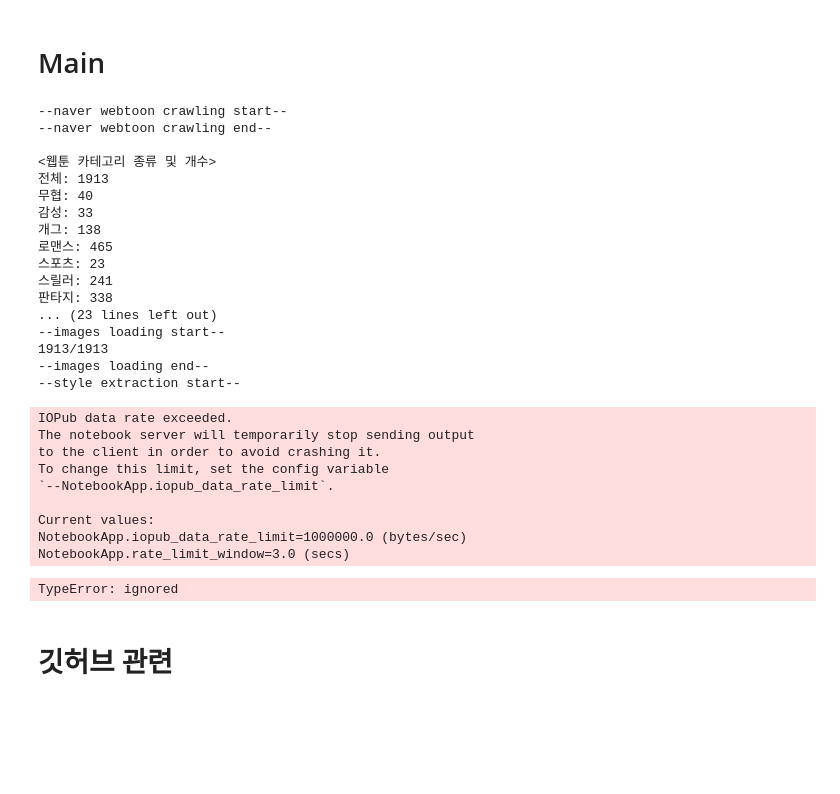
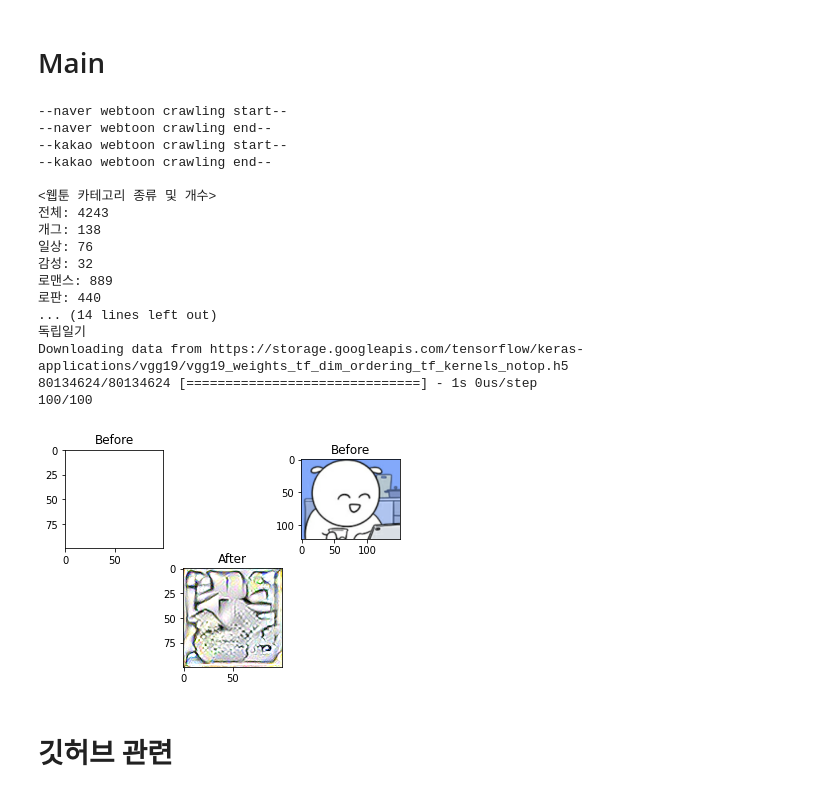
Before and after one commit to ddophi98/DeveloperAcademy-NC2-WebtoonRecommendation, a Jupyter notebook: MachineLearning/WentoonRecommendML.ipynb, the cells around one changed output. Drawn from its saved outputs; the diff is of its cells as text; code cells hidden in the pictures; blank space fills up the shorter version.

```diff
--- a/MachineLearning/WentoonRecommendML.ipynb
+++ b/MachineLearning/WentoonRecommendML.ipynb
@@ -6,3 +8,9 @@ Mounted at /content/drive
+# %%
+data_path = "/content/drive/MyDrive/Colab Notebooks/Github/IndividualProject-webtoonRecommendation/DeveloperAcademy-NC2-WebtoonRecommendation/MachineLearning/data/"
+nw_url = 'https://comic.naver.com/webtoon/'
+kw_url = 'https://page.kakao.com/main?categoryUid=10&subCategoryUid=1002'
+login_id = ''
+login_pw = ''
 # %% [markdown]
 # download library
 # %%
@@ -195,19 +216,10 @@ from selenium.webdriver.common.by import By
 from selenium.webdriver.common.keys import Keys
 from selenium.webdriver import ActionChains
 from time import sleep
-from webtoonData import WebtoonData
-from totalData import TotalData as td
-from myUtil import MyUtil as ut
 import os.path
 
 
 class MyWebCrawling:
-    nw_url = 'https://comic.naver.com/webtoon/'
-    kw_url = 'https://page.kakao.com/main?categoryUid=10&subCategoryUid=1002'
-    chromedriver_url = 'C:/Storage/Storage_Coding/PycharmProjects/SideProjcet-WebtoonRecommendation/Pycharm/chromedriver'
-    login_id = ''
-    login_pw = ''
-
     def get_weekday_info(self):
         driver = webdriver.Chrome('chromedriver', options=options)
         html = requests.get(self.nw_url+"weekday").text
@@ -549,9 +561,7 @@ class MyStoryClustering:
         self.kmeans = KMeans()
 
         # 한글 폰트 설정
-        font_path = "C:/Windows/Fonts/batang.ttc"
-        font = font_manager.FontProperties(fname=font_path).get_name()
-        rc('font', family=font, size=15)
+        rc('font', family='NanumBarunGothic')
 
     # silhoutte 방법으로 적정 k값 구하기
     def get_proper_k(self, data_index):
@@ -714,7 +724,7 @@ class MyStyleClustering:
         thumbnails_size = len(self.data['thumbnail'])
         for i in range(thumbnails_size):
             print("\r" + str(i + 1) + "/" + str(thumbnails_size), end="")
-            images.append(self.resize_img(("data/images/thumbnail" + str(i) + ".jpg")))
+            images.append(self.resize_img((data_path+"images/thumbnail" + str(i) + ".jpg")))
         print()
         return images
 
@@ -957,24 +967,16 @@ class StyleContentModel(tf.keras.models.Model):
 # Main
 # %%
 import os.path
-
 import pandas as pd
 
-from totalData import TotalData as td
-from myWebCrawling import MyWebCrawling
-from myUtil import MyUtil as ut
-from myTokenize import MyTokenize
-from myStoryClustering import MyStoryClustering
-from myStyleClustering import MyStyleClustering
 
-
-naver_csv_filename = "data/네이버웹툰정보.csv"
-kakao_csv_filename = "data/카카오웹툰정보.csv"
-cluster_csv_filename = "data/클러스터정보.csv"
-cluster_detail_csv_filename = "data/클러스터상위단어.csv"
-vector_filename = "data/vector_data.pickle"
-images_filename = "data/images.pickle"
-trained_images_filename = "data/trained_images.pickle"
+naver_csv_filename = data_path+"/네이버웹툰정보.csv"
+kakao_csv_filename = data_path+"카카오웹툰정보.csv"
+cluster_csv_filename = data_path+"클러스터정보.csv"
+cluster_detail_csv_filename = data_path+"클러스터상위단어.csv"
+vector_filename = data_path+"vector_data.pickle"
+images_filename = data_path+"images.pickle"
+trained_images_filename = data_path+"trained_images.pickle"
 
 # 네이버 및 카카오 웹툰 크롤링 하기 (새로 하기 또는 저장된 데이터 불러오기)
 def do_web_crawling():
@@ -1083,56 +1085,46 @@ def arrange_high_similarity_webtoons(story_ct, style_ct):
     print("-- similarity calculation start--")
     cluster_story_group = []
     cluster_story_group_in_genre = []
     cluster_style_group = []
     for idx, row in td.total_data.iterrows():
         cluster_story_group.append(story_ct.compare_similarity(idx, row, "cluster_story"))
         cluster_story_group_in_genre.append(story_ct.compare_similarity(idx, row, "cluster_story_in_genre"))
         cluster_style_group.append(style_ct.compare_similarity(idx, row))
     td.total_data["cluster_story_group"] = cluster_story_group
     td.total_data["cluster_story_group_in_genre"] = cluster_story_group_in_genre
     td.total_data["cluster_style_group"] = cluster_style_group
     print("-- similarity calculation end--")
 
 if __name__ == '__main__':
-    ut.make_data_folder()
     do_web_crawling()
     # story_clustering = do_tokenize_and_vectorize()
     # do_clustering_by_story(story_clustering, k_for_total=64)
     ut.save_images(td.total_data['thumbnail'])
     style_clustering = MyStyleClustering(td.total_data)
     do_clustering_by_style(style_clustering, k=32, train_n=256, svd_n=2)
     # arrange_high_similarity_webtoons(story_clustering, style_clustering)
     # ut.make_csv(cluster_csv_filename, td.total_data)
     # ut.make_csv(cluster_csv_filename, td.total_data)
     # ut.make_csv(cluster_detail_csv_filename, td.cluster_details)
 # %% [output]
 --naver webtoon crawling start--
 --naver webtoon crawling end--
+--kakao webtoon crawling start--
+--kakao webtoon crawling end--
 
 <웹툰 카테고리 종류 및 개수>
-전체: 1913
-무협: 40
-감성: 33
+전체: 4243
 개그: 138
-로맨스: 465
-스포츠: 23
-스릴러: 241
-판타지: 338
-... (23 lines left out)
---images loading start--
-1913/1913
---images loading end--
---style extraction start--
+일상: 76
+감성: 32
+로맨스: 889
+로판: 440
+... (14 lines left out)
+독립일기
+Downloading data from https://storage.googleapis.com/tensorflow/keras-applications/vgg19/vgg19_weights_tf_dim_ordering_tf_kernels_notop.h5
+80134624/80134624 [==============================] - 1s 0us/step
+100/100
-IOPub data rate exceeded.
-The notebook server will temporarily stop sending output
-to the client in order to avoid crashing it.
-To change this limit, set the config variable
-`--NotebookApp.iopub_data_rate_limit`.
-
-Current values:
-NotebookApp.iopub_data_rate_limit=1000000.0 (bytes/sec)
-NotebookApp.rate_limit_window=3.0 (secs)
-TypeError: ignored
+[figure, added]
 # %% [markdown]
 # 깃허브 관련
 # %% [markdown]
```
Also changed, not shown: parts of 6 cells of this notebook.
